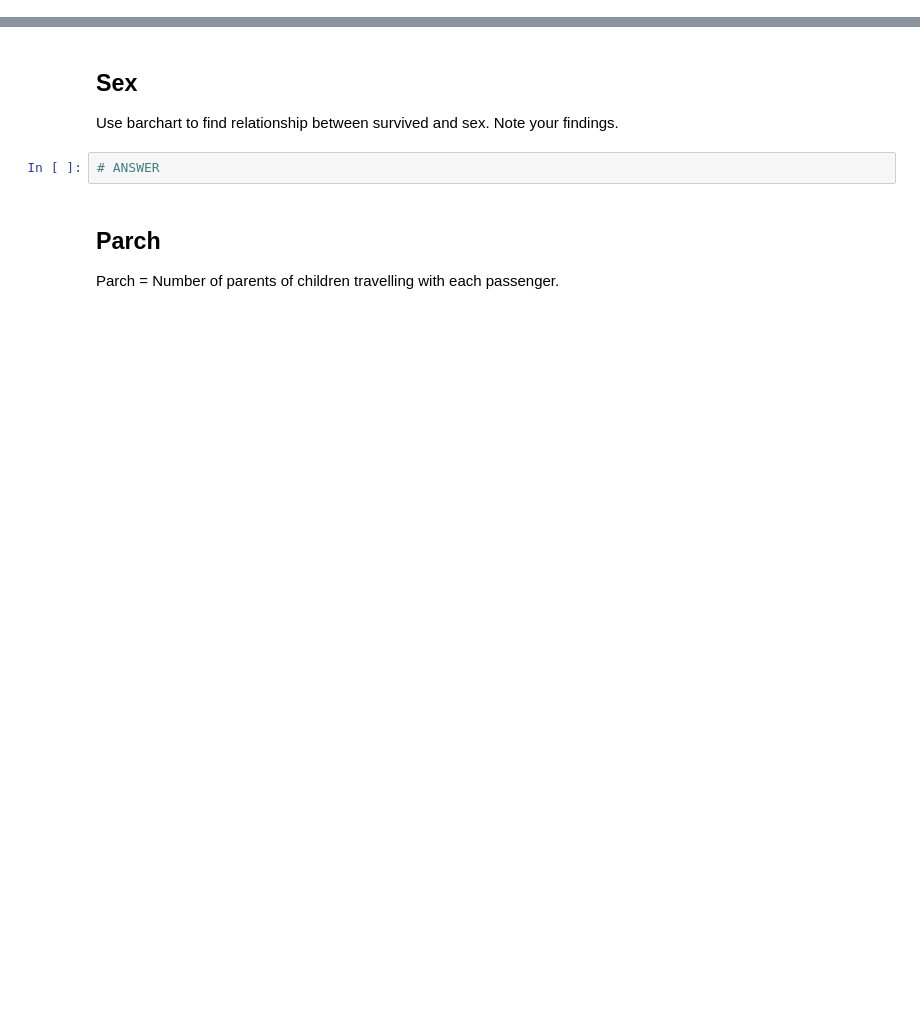
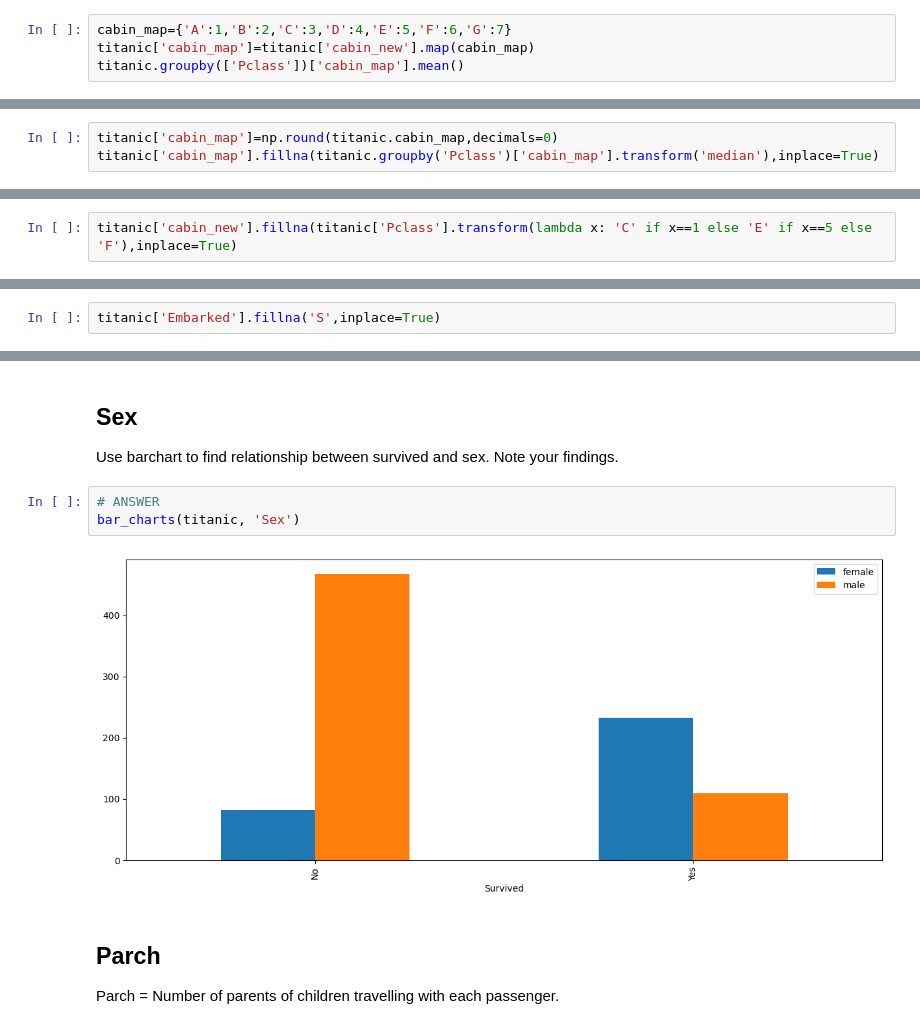
Before and after one commit to nhityv/IOD-testing, a Jupyter notebook: Module2/Labs2/IOD_Lab 2.2.1.ipynb, the cells around one changed output, grey strips where cells are left out. Drawn from its saved outputs; the diff is of its cells as text; blank space fills up the shorter version.

```diff
--- a/Module2/Labs2/IOD_Lab 2.2.1.ipynb
+++ b/Module2/Labs2/IOD_Lab 2.2.1.ipynb
@@ -151,0 +193,4 @@ Is there any null values in any columns?
+# %%
+cabin_map={'A':1,'B':2,'C':3,'D':4,'E':5,'F':6,'G':7}
+titanic['cabin_map']=titanic['cabin_new'].map(cabin_map)
+titanic.groupby(['Pclass'])['cabin_map'].mean()
@@ -151,0 +203,3 @@ Is there any null values in any columns?
+# %%
+titanic['cabin_map']=np.round(titanic.cabin_map,decimals=0)
+titanic['cabin_map'].fillna(titanic.groupby('Pclass')['cabin_map'].transform('median'),inplace=True)
@@ -151,0 +215,2 @@ Is there any null values in any columns?
+# %%
+titanic['cabin_new'].fillna(titanic['Pclass'].transform(lambda x: 'C' if x==1 else 'E' if x==5 else 'F'),inplace=True)
@@ -155,0 +235,2 @@ Is there any null values in any columns?
+# %%
+titanic['Embarked'].fillna('S',inplace=True)
@@ -197,6 +297,9 @@ bar_charts(titanic, 'Pclass')
 Use barchart to find relationship between survived and sex.  Note your findings.
 # %%
 # ANSWER
+bar_charts(titanic, 'Sex')
+# %% [output]
+[figure, added]
 # %% [markdown]
 ## Parch
 
```
Also changed, not shown: parts of 29 cells of this notebook, 2 other files.
